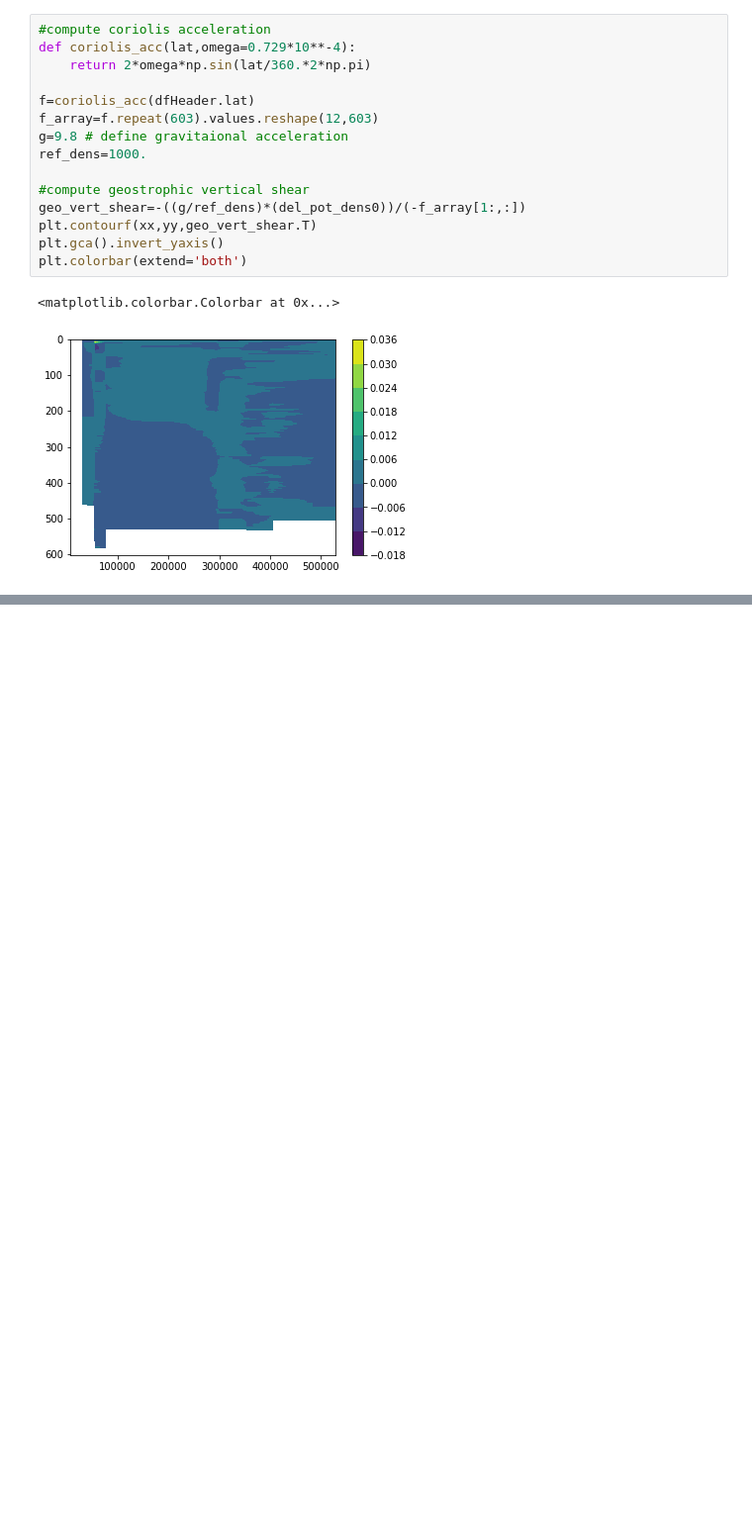
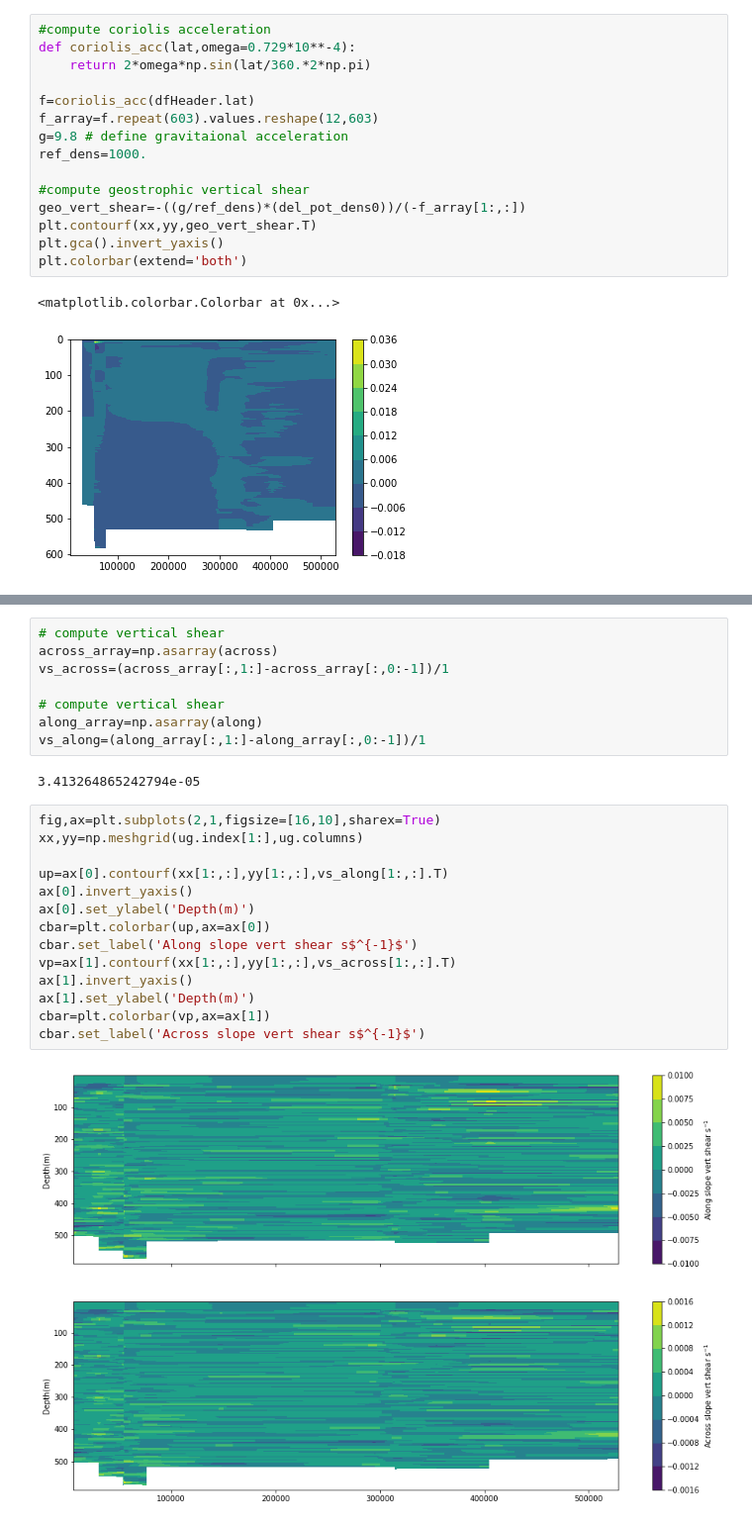
Before and after one commit to isgiddy/oc4920_code, a Jupyter notebook: Week1_Exercise2.ipynb, the cells around one changed output, grey strips where cells are left out. Shown: that part at 99% size. Drawn from its saved outputs; the diff is of its cells as text; blank space fills up the shorter version.

```diff
--- a/Week1_Exercise2.ipynb
+++ b/Week1_Exercise2.ipynb
@@ -206,0 +260,26 @@ plt.colorbar(extend='both')
+# %%
+# compute vertical shear
+across_array=np.asarray(across)
+vs_across=(across_array[:,1:]-across_array[:,0:-1])/1
+
+# compute vertical shear
+along_array=np.asarray(along)
+vs_along=(along_array[:,1:]-along_array[:,0:-1])/1
+# %% [output]
+3.413264865242794e-05
+# %%
+fig,ax=plt.subplots(2,1,figsize=[16,10],sharex=True)
+xx,yy=np.meshgrid(ug.index[1:],ug.columns)
+
+up=ax[0].contourf(xx[1:,:],yy[1:,:],vs_along[1:,:].T)
+ax[0].invert_yaxis()
+ax[0].set_ylabel('Depth(m)')
+cbar=plt.colorbar(up,ax=ax[0])
+cbar.set_label('Along slope vert shear s$^{-1}$')
+vp=ax[1].contourf(xx[1:,:],yy[1:,:],vs_across[1:,:].T)
+ax[1].invert_yaxis()
+ax[1].set_ylabel('Depth(m)')
+cbar=plt.colorbar(vp,ax=ax[1])
+cbar.set_label('Across slope vert shear s$^{-1}$')
+# %% [output]
+[figure, added]
```
Also changed, not shown: parts of 14 cells of this notebook.
